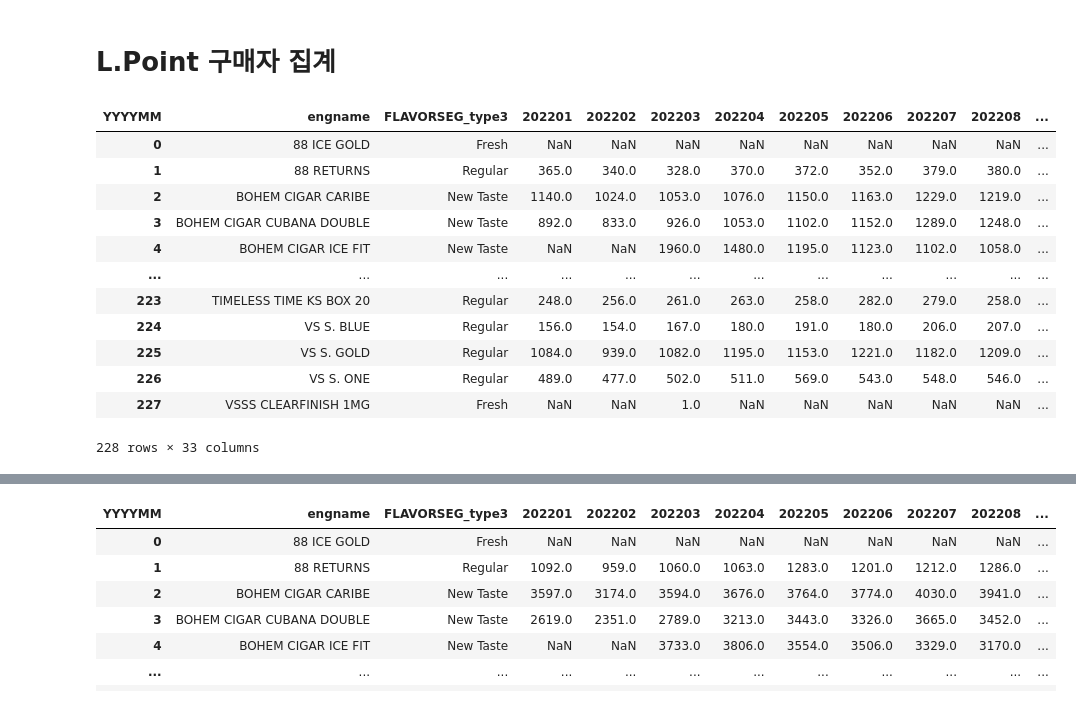
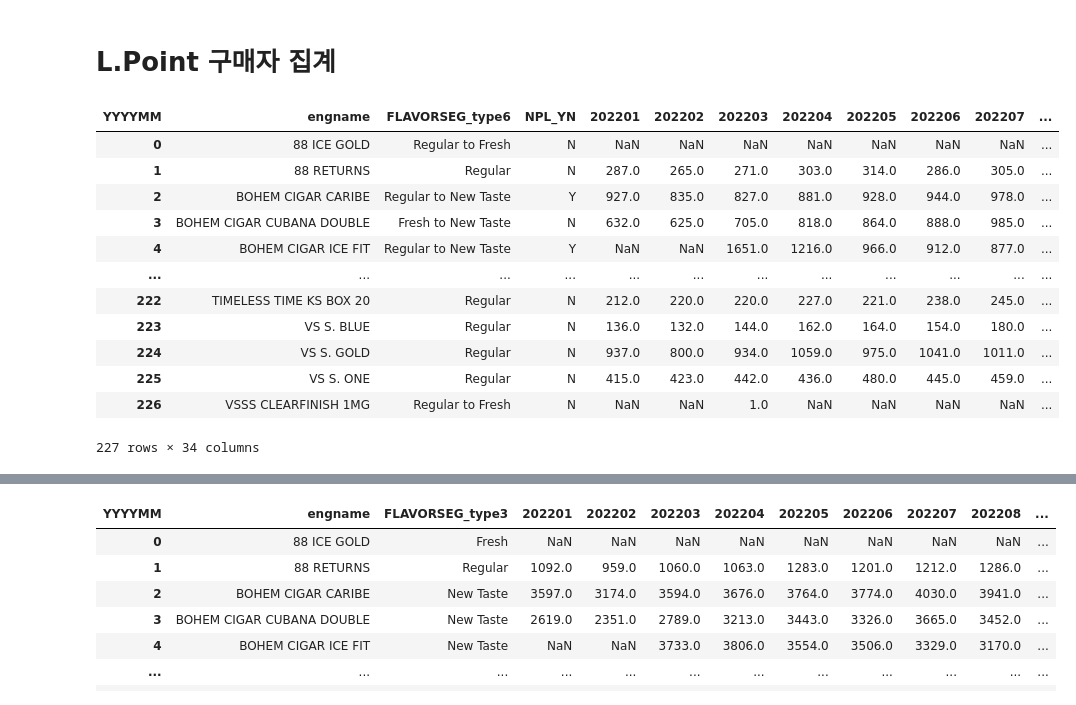
Before and after one commit to MCB-PJT-PMKGroup/Market_Research, a Jupyter notebook: Lpoint_CC_NTD_Purchasers.ipynb, the cells around one changed output, grey strips where cells are left out. Cells and saved outputs as stored; diff of their text form; code cells hidden in the pictures.

```diff
--- a/Lpoint_CC_NTD_Purchasers.ipynb
+++ b/Lpoint_CC_NTD_Purchasers.ipynb
@@ -14,38 +14,50 @@ engine = create_engine(database)
 # %%
 # 1. 첨부파일의 제품들의 출시 첫 달부터 purchaser 수
 sql = '''
+with temp as (
+	-- 매월 2팩이상 구매자
+	select
+		t.YYYYMM,
+		t.id
+	from cx.seven11_user_3month_list t
+		join cx.fct_K7_Monthly a on a.id = t.id and a.YYYYMM = t.YYYYMM
+		join cx.product_master b on a.product_code = b.PROD_ID  and CIGADEVICE ='CIGARETTES' and CIGATYPE = 'CC'
+	where t.YYYYMM >= '202201'
+	group by t.YYYYMM, t.id
+	having sum(a.Pack_qty ) > 1
+)
 select engname,
-	b.FLAVORSEG_type3,
+	FLAVORSEG_type6,
+	NPL_YN ,
 	t.YYYYMM,
-	count(distinct t.id) Purchasers
-from cx.v_user_3month_list t
+	count(distinct t.id) 'Purchasers'
+from temp t
 	join cx.fct_K7_Monthly a on a.id = t.id and a.YYYYMM = t.YYYYMM
 	join cx.product_master b on a.product_code = b.PROD_ID  and CIGADEVICE ='CIGARETTES' and CIGATYPE = 'CC'
-where t.YYYYMM >= '202201'
-group by  engname, b.FLAVORSEG_type3, t.YYYYMM
+group by engname, FLAVORSEG_type6, NPL_YN , t.YYYYMM
 '''
 
 df = pd.read_sql_query(sql, engine)
 
-pivot_df = df.pivot_table(index=['engname', 'FLAVORSEG_type3'],
+pivot_df = df.pivot_table(index=['engname', 'FLAVORSEG_type6', 'NPL_YN'],
 							columns='YYYYMM',
 							values='Purchasers').reset_index()
 
 pivot_df
 # %% [output]
-| YYYYMM | engname | FLAVORSEG_type3 | 202201 | 202202 | 202203 | 202204 | 202205 | 202206 | 202207 | 202208 | ... |
-| 0 | 88 ICE GOLD | Fresh | NaN | NaN | NaN | NaN | NaN | NaN | NaN | NaN | ... |
-| 1 | 88 RETURNS | Regular | 365.0 | 340.0 | 328.0 | 370.0 | 372.0 | 352.0 | 379.0 | 380.0 | ... |
-| 2 | BOHEM CIGAR CARIBE | New Taste | 1140.0 | 1024.0 | 1053.0 | 1076.0 | 1150.0 | 1163.0 | 1229.0 | 1219.0 | ... |
-| 3 | BOHEM CIGAR CUBANA DOUBLE | New Taste | 892.0 | 833.0 | 926.0 | 1053.0 | 1102.0 | 1152.0 | 1289.0 | 1248.0 | ... |
-| 4 | BOHEM CIGAR ICE FIT | New Taste | NaN | NaN | 1960.0 | 1480.0 | 1195.0 | 1123.0 | 1102.0 | 1058.0 | ... |
+| YYYYMM | engname | FLAVORSEG_type6 | NPL_YN | 202201 | 202202 | 202203 | 202204 | 202205 | 202206 | 202207 | ... |
+| 0 | 88 ICE GOLD | Regular to Fresh | N | NaN | NaN | NaN | NaN | NaN | NaN | NaN | ... |
+| 1 | 88 RETURNS | Regular | N | 287.0 | 265.0 | 271.0 | 303.0 | 314.0 | 286.0 | 305.0 | ... |
+| 2 | BOHEM CIGAR CARIBE | Regular to New Taste | Y | 927.0 | 835.0 | 827.0 | 881.0 | 928.0 | 944.0 | 978.0 | ... |
+| 3 | BOHEM CIGAR CUBANA DOUBLE | Fresh to New Taste | N | 632.0 | 625.0 | 705.0 | 818.0 | 864.0 | 888.0 | 985.0 | ... |
+| 4 | BOHEM CIGAR ICE FIT | Regular to New Taste | Y | NaN | NaN | 1651.0 | 1216.0 | 966.0 | 912.0 | 877.0 | ... |
 | ... | ... | ... | ... | ... | ... | ... | ... | ... | ... | ... | ... |
-| 223 | TIMELESS TIME KS BOX 20 | Regular | 248.0 | 256.0 | 261.0 | 263.0 | 258.0 | 282.0 | 279.0 | 258.0 | ... |
-| 224 | VS S. BLUE | Regular | 156.0 | 154.0 | 167.0 | 180.0 | 191.0 | 180.0 | 206.0 | 207.0 | ... |
-| 225 | VS S. GOLD | Regular | 1084.0 | 939.0 | 1082.0 | 1195.0 | 1153.0 | 1221.0 | 1182.0 | 1209.0 | ... |
-| 226 | VS S. ONE | Regular | 489.0 | 477.0 | 502.0 | 511.0 | 569.0 | 543.0 | 548.0 | 546.0 | ... |
-| 227 | VSSS CLEARFINISH 1MG | Fresh | NaN | NaN | 1.0 | NaN | NaN | NaN | NaN | NaN | ... |
+| 222 | TIMELESS TIME KS BOX 20 | Regular | N | 212.0 | 220.0 | 220.0 | 227.0 | 221.0 | 238.0 | 245.0 | ... |
+| 223 | VS S. BLUE | Regular | N | 136.0 | 132.0 | 144.0 | 162.0 | 164.0 | 154.0 | 180.0 | ... |
+| 224 | VS S. GOLD | Regular | N | 937.0 | 800.0 | 934.0 | 1059.0 | 975.0 | 1041.0 | 1011.0 | ... |
+| 225 | VS S. ONE | Regular | N | 415.0 | 423.0 | 442.0 | 436.0 | 480.0 | 445.0 | 459.0 | ... |
+| 226 | VSSS CLEARFINISH 1MG | Regular to Fresh | N | NaN | NaN | 1.0 | NaN | NaN | NaN | NaN | ... |
-228 rows × 33 columns
+227 rows × 34 columns
 # %%
 pivot_df.to_clipboard(index=False)
 # %%
```
Also changed, not shown: parts of 5 cells of this notebook, 5 other files.
